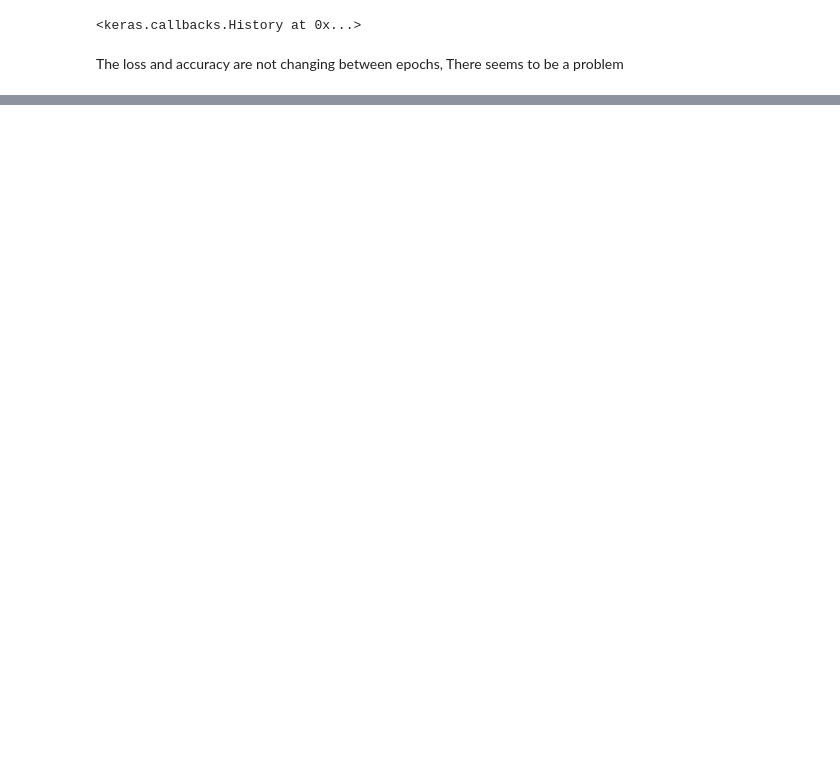
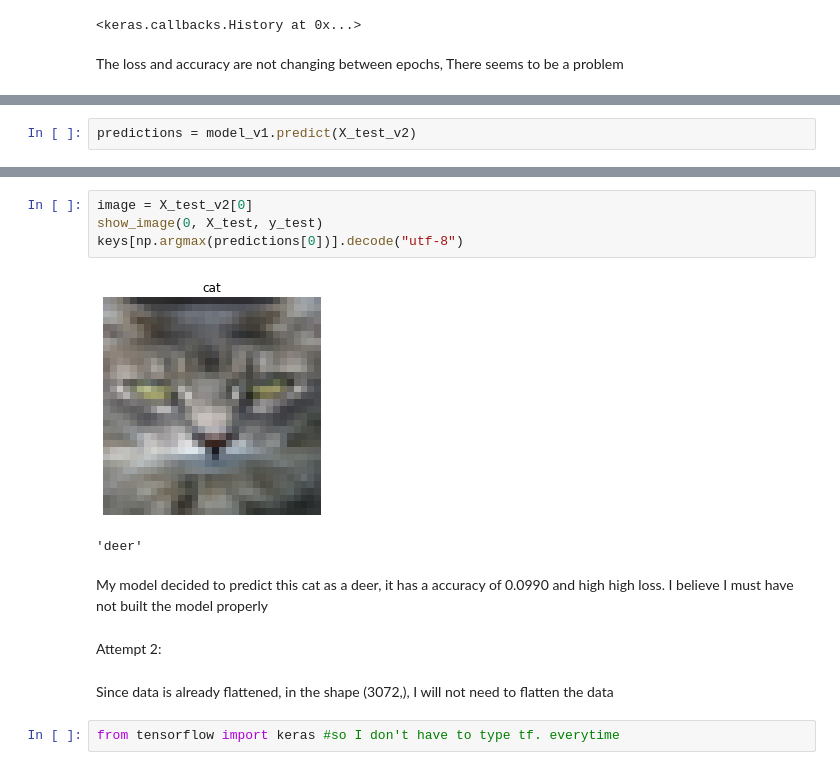
Before and after one commit to sssskipjack/CIFAR-10-Classification-model, a Jupyter notebook: CIFAR-10-CLASSIFICATION.ipynb, the cells around one changed output, grey strips where cells are left out. Saved outputs shown, nothing was run; the diff lists cells and outputs as text; blank space fills up the shorter version.

Commit message:
Created working model
I created a working model, however it has a low accuracy. I need to find ways to optimize it

```diff
--- a/CIFAR-10-CLASSIFICATION.ipynb
+++ b/CIFAR-10-CLASSIFICATION.ipynb
@@ -196,0 +226,2 @@ The loss and accuracy are not changing between epochs, There seems to be a probl
+# %%
+predictions = model_v1.predict(X_test_v2)
@@ -196,0 +230,15 @@ The loss and accuracy are not changing between epochs, There seems to be a probl
+# %%
+image = X_test_v2[0]
+show_image(0, X_test, y_test)
+keys[np.argmax(predictions[0])].decode("utf-8")
+# %% [output]
+[figure, added]
+'deer'
+# %% [markdown]
+My model decided to predict this cat as a deer, it has a accuracy of 0.0990 and high high loss. I believe I must have not built the model properly
+# %% [markdown]
+Attempt 2:
+# %% [markdown]
+Since data is already flattened, in the shape (3072,), I will not need to flatten the data
+# %%
+from tensorflow import keras #so I don't have to type tf. everytime
```
Also changed, not shown: parts of 18 cells of this notebook.
